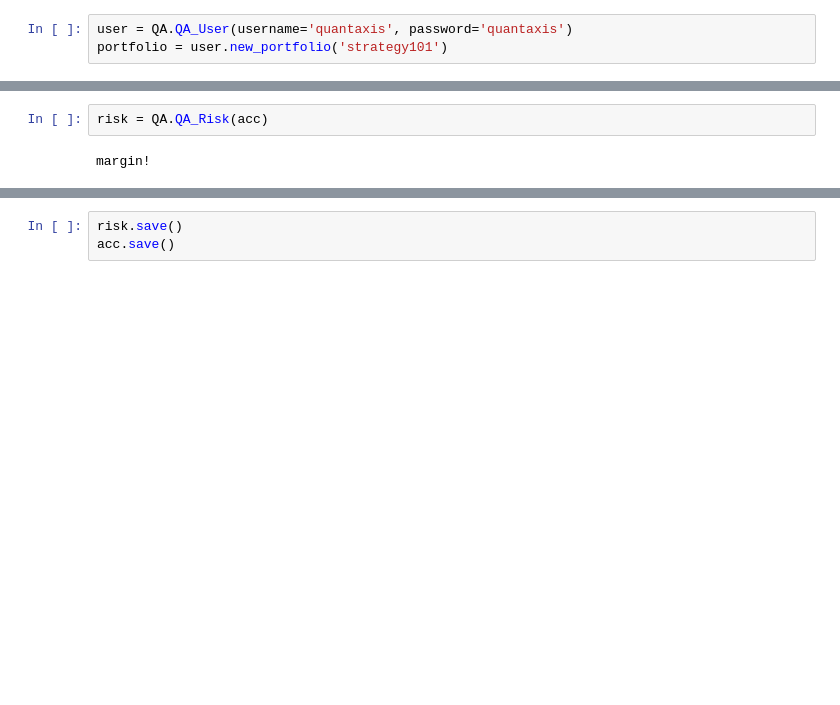
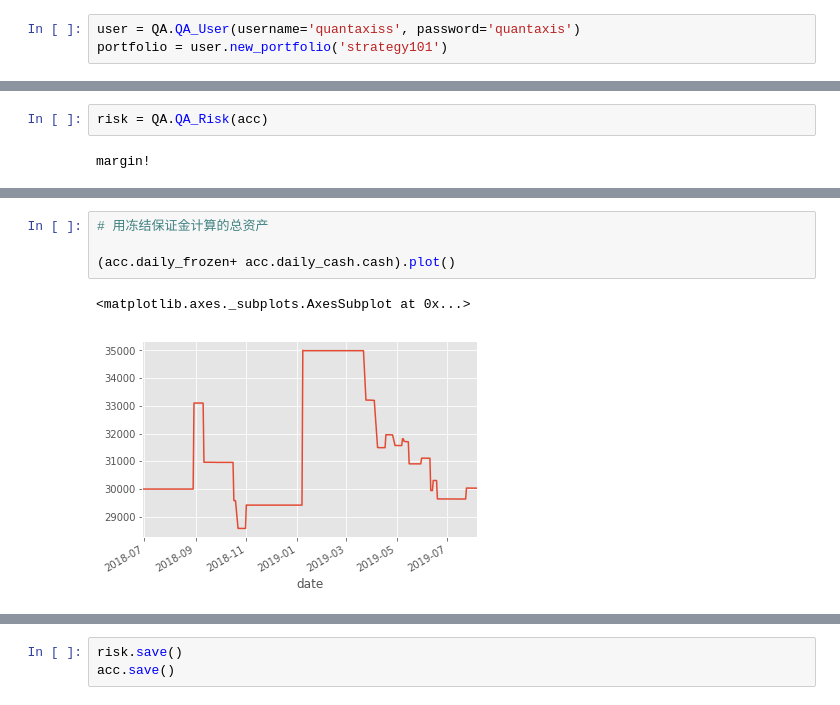
Before and after one commit to yutiansut/QASTRATEGY101, a Jupyter notebook: QAStrategy101/strategy001/analysis.ipynb, the cells around one changed output, grey strips where cells are left out. Cells and saved outputs as stored; diff of their text form; blank space fills up the shorter version.

```diff
--- a/QAStrategy101/strategy001/analysis.ipynb
+++ b/QAStrategy101/strategy001/analysis.ipynb
@@ -114,5 +114,5 @@ sellOPEN_ (Timestamp('2019-08-22 00:00:00'), 'RBL8')
 # %% [markdown]
 ## 回测代码
 # %%
-user = QA.QA_User(username='quantaxis', password='quantaxis')
+user = QA.QA_User(username='quantaxiss', password='quantaxis')
 portfolio = user.new_portfolio('strategy101')
@@ -258,0 +256,7 @@ risk.plot_assets_curve()
+# %%
+# 用冻结保证金计算的总资产
+
+(acc.daily_frozen+ acc.daily_cash.cash).plot()
+# %% [output]
+<matplotlib.axes._subplots.AxesSubplot at 0x...>
+[figure, added]
```
Also changed, not shown: parts of 4 cells of this notebook.
